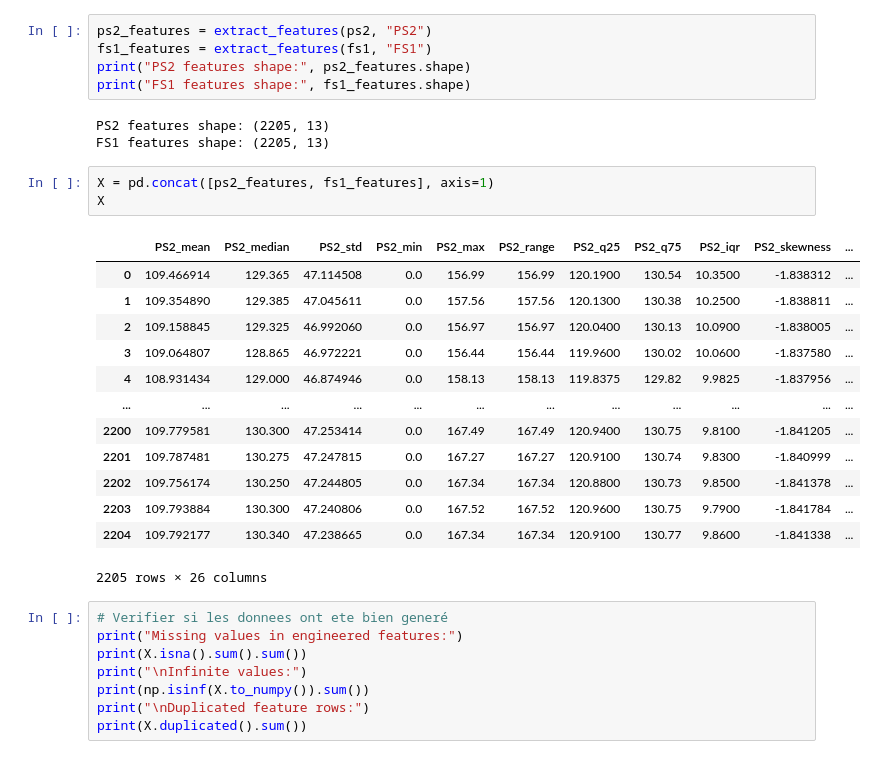
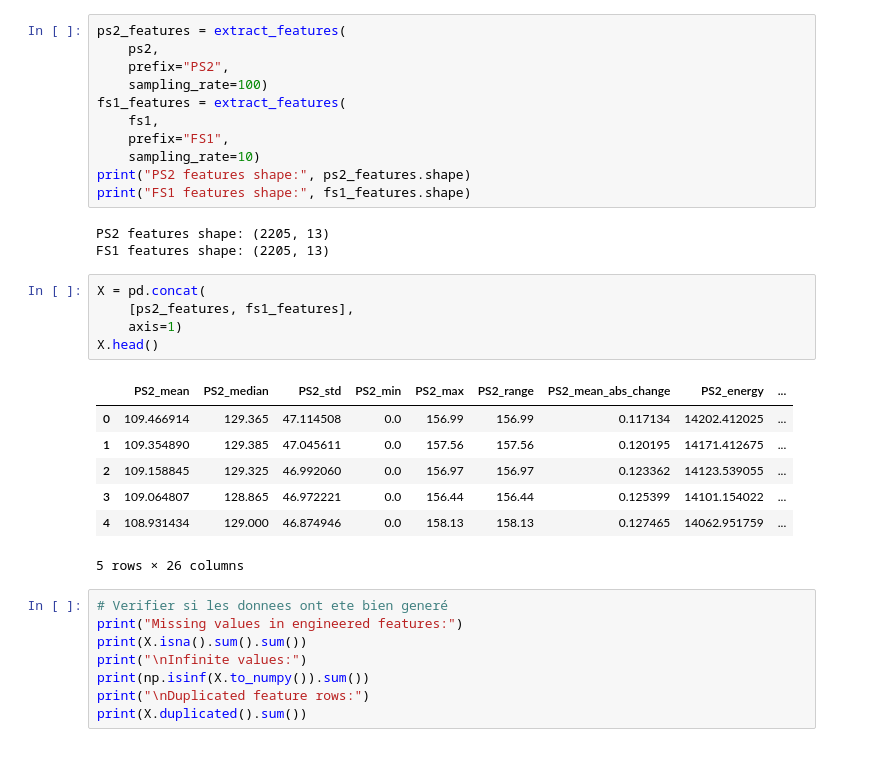
Before and after one commit to alex-05-20/ML_Project, a Jupyter notebook: project_ml.ipynb, the cells around one changed output. Drawn from its saved outputs; the diff is of its cells as text.

```diff
--- a/project_ml.ipynb
+++ b/project_ml.ipynb
@@ -345,30 +403,32 @@ def extract_features(df, prefix):
 
     return features
 # %%
-ps2_features = extract_features(ps2, "PS2")
-fs1_features = extract_features(fs1, "FS1")
+ps2_features = extract_features(
+    ps2,
+    prefix="PS2",
+    sampling_rate=100)
+fs1_features = extract_features(
+    fs1,
+    prefix="FS1",
+    sampling_rate=10)
 print("PS2 features shape:", ps2_features.shape)
 print("FS1 features shape:", fs1_features.shape)
 # %% [output]
 PS2 features shape: (2205, 13)
 FS1 features shape: (2205, 13)
 # %%
-X = pd.concat([ps2_features, fs1_features], axis=1)
-X
+X = pd.concat(
+    [ps2_features, fs1_features],
+    axis=1)
+X.head()
 # %% [output]
-|  | PS2_mean | PS2_median | PS2_std | PS2_min | PS2_max | PS2_range | PS2_q25 | PS2_q75 | PS2_iqr | PS2_skewness | ... |
-| 0 | 109.466914 | 129.365 | 47.114508 | 0.0 | 156.99 | 156.99 | 120.1900 | 130.54 | 10.3500 | -1.838312 | ... |
-| 1 | 109.354890 | 129.385 | 47.045611 | 0.0 | 157.56 | 157.56 | 120.1300 | 130.38 | 10.2500 | -1.838811 | ... |
-| 2 | 109.158845 | 129.325 | 46.992060 | 0.0 | 156.97 | 156.97 | 120.0400 | 130.13 | 10.0900 | -1.838005 | ... |
-| 3 | 109.064807 | 128.865 | 46.972221 | 0.0 | 156.44 | 156.44 | 119.9600 | 130.02 | 10.0600 | -1.837580 | ... |
-| 4 | 108.931434 | 129.000 | 46.874946 | 0.0 | 158.13 | 158.13 | 119.8375 | 129.82 | 9.9825 | -1.837956 | ... |
-| ... | ... | ... | ... | ... | ... | ... | ... | ... | ... | ... | ... |
-| 2200 | 109.779581 | 130.300 | 47.253414 | 0.0 | 167.49 | 167.49 | 120.9400 | 130.75 | 9.8100 | -1.841205 | ... |
-| 2201 | 109.787481 | 130.275 | 47.247815 | 0.0 | 167.27 | 167.27 | 120.9100 | 130.74 | 9.8300 | -1.840999 | ... |
-| 2202 | 109.756174 | 130.250 | 47.244805 | 0.0 | 167.34 | 167.34 | 120.8800 | 130.73 | 9.8500 | -1.841378 | ... |
-| 2203 | 109.793884 | 130.300 | 47.240806 | 0.0 | 167.52 | 167.52 | 120.9600 | 130.75 | 9.7900 | -1.841784 | ... |
-| 2204 | 109.792177 | 130.340 | 47.238665 | 0.0 | 167.34 | 167.34 | 120.9100 | 130.77 | 9.8600 | -1.841338 | ... |
+|  | PS2_mean | PS2_median | PS2_std | PS2_min | PS2_max | PS2_range | PS2_mean_abs_change | PS2_energy | ... |
+| 0 | 109.466914 | 129.365 | 47.114508 | 0.0 | 156.99 | 156.99 | 0.117134 | 14202.412025 | ... |
+| 1 | 109.354890 | 129.385 | 47.045611 | 0.0 | 157.56 | 157.56 | 0.120195 | 14171.412675 | ... |
+| 2 | 109.158845 | 129.325 | 46.992060 | 0.0 | 156.97 | 156.97 | 0.123362 | 14123.539055 | ... |
+| 3 | 109.064807 | 128.865 | 46.972221 | 0.0 | 156.44 | 156.44 | 0.125399 | 14101.154022 | ... |
+| 4 | 108.931434 | 129.000 | 46.874946 | 0.0 | 158.13 | 158.13 | 0.127465 | 14062.951759 | ... |
-2205 rows × 26 columns
+5 rows × 26 columns
 # %%
 # Verifier si les donnees ont ete bien generé
 print("Missing values in engineered features:")
```
Also changed, not shown: parts of 8 cells of this notebook.
